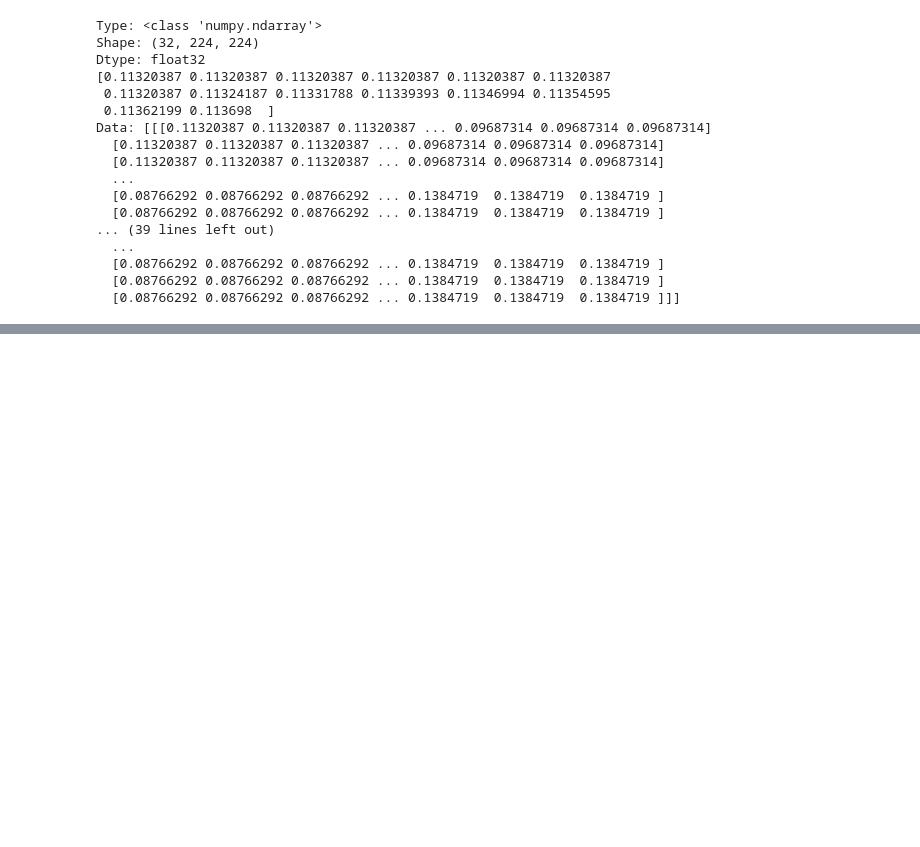
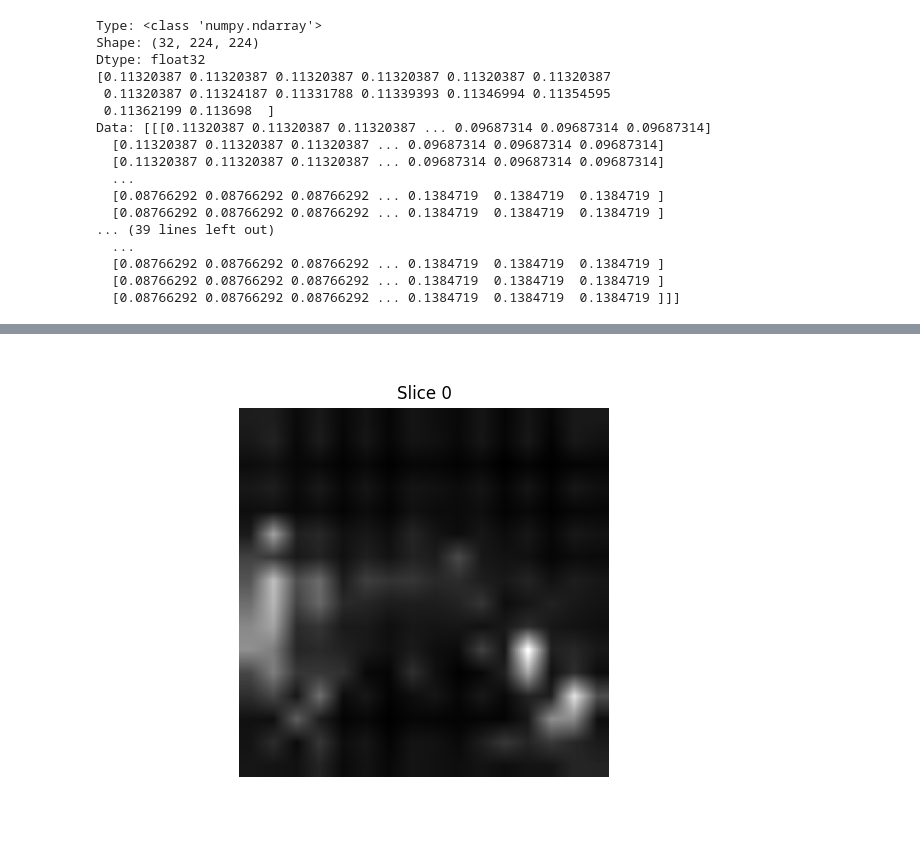
Before and after one commit to friendorus/Faithful-Faithfulness-Evaluations, a Jupyter notebook: scripts/Jupyter_notebook/Take_Note.ipynb, the cells around one changed output, grey strips where cells are left out. Saved outputs shown, nothing was run; the diff lists cells and outputs as text; code cells hidden in the pictures; blank space fills up the shorter version.

```diff
--- a/scripts/Jupyter_notebook/Take_Note.ipynb
+++ b/scripts/Jupyter_notebook/Take_Note.ipynb
@@ -3,6 +5,10 @@
 # %%
+from pathlib import Path
 import pandas as pd
 import numpy as np
+
+
+curve_dir = Path("/home/jovyan/work/MST/results/ODELIA/DinoV2ClassifierSlice_Final/evaluation_results/deletion/deletion_curves/attention_rollout/attention_mask")
 
 rows = []
 
@@ -165,0 +103,25 @@ print(data)
+# %%
+import matplotlib.pyplot as plt
+
+fig, ax = plt.subplots()
+
+idx = 0
+im = ax.imshow(data[idx], cmap="gray")
+ax.set_title(f"Slice {idx}")
+ax.axis("off")
+
+def on_key(event):
+    global idx
+    if event.key == "right":
+        idx = (idx + 1) % data.shape[0]
+    elif event.key == "left":
+        idx = (idx - 1) % data.shape[0]
+
+    im.set_data(data[idx])
+    ax.set_title(f"Slice {idx}")
+    fig.canvas.draw_idle()
+
+fig.canvas.mpl_connect("key_press_event", on_key)
+plt.show()
+# %% [output]
+[figure, added]
```
Also changed, not shown: parts of 14 cells of this notebook, 2 other files.
